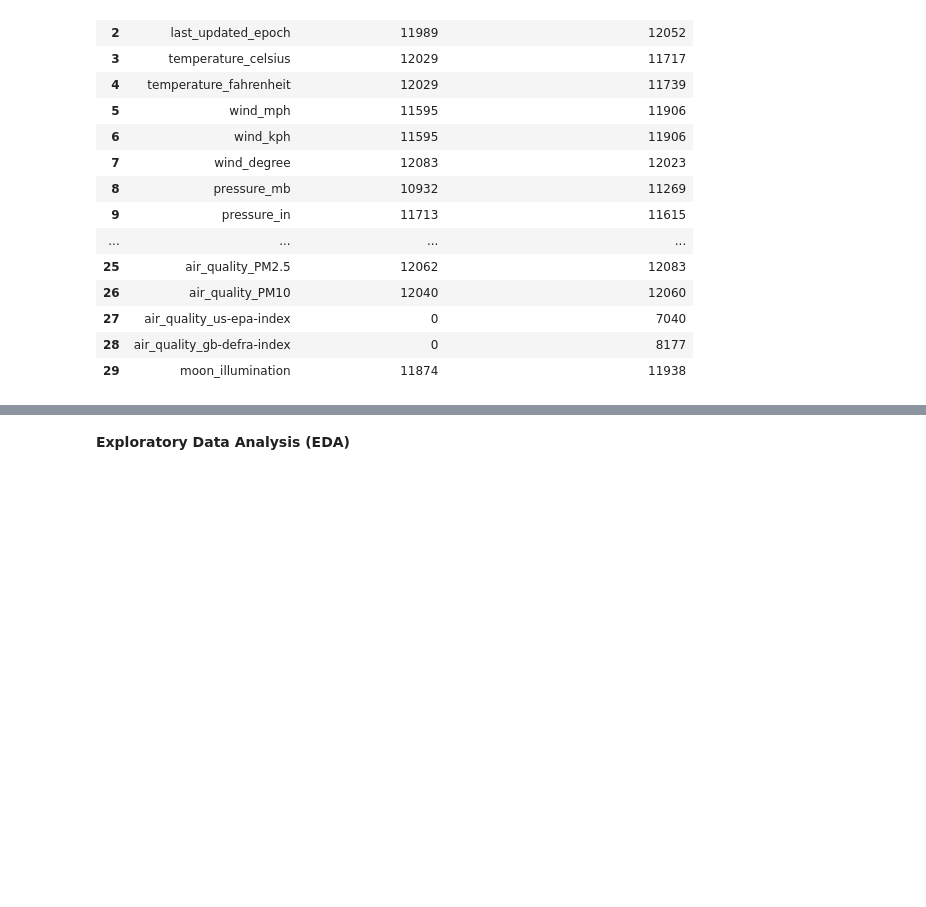
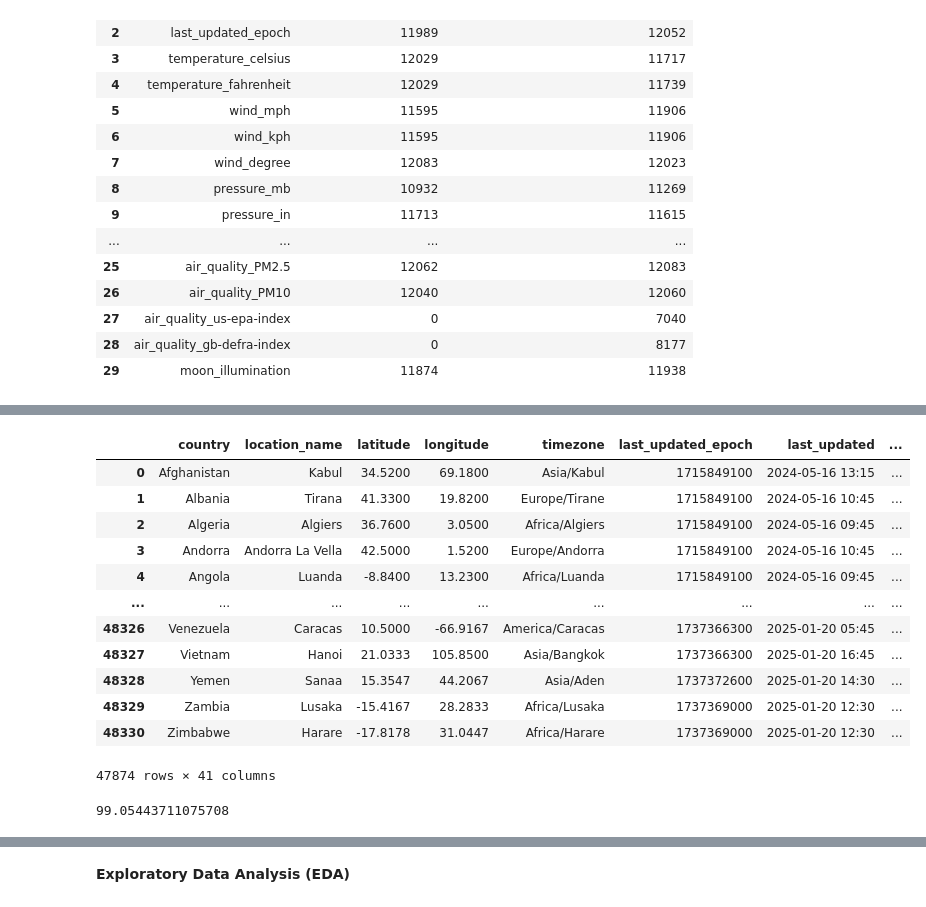
Before and after one commit to uttam-in/Weather-Trend-Forecasting, a Jupyter notebook: Basic_Assessment.ipynb, the cells around one changed output, grey strips where cells are left out. Cells and saved outputs as stored; diff of their text form; code cells hidden in the pictures; blank space fills up the shorter version.

```diff
--- a/Basic_Assessment.ipynb
+++ b/Basic_Assessment.ipynb
@@ -128,0 +160,23 @@ outliers_df
+# %%
+# drop records with count less than 248 even after grouping by country and location
+data_filtered = data.groupby(['country', 'location_name']).filter(lambda x: len(x) >= 132)
+data_filtered
+# %% [output]
+|  | country | location_name | latitude | longitude | timezone | last_updated_epoch | last_updated | ... |
+| 0 | Afghanistan | Kabul | 34.5200 | 69.1800 | Asia/Kabul | 1715849100 | 2024-05-16 13:15 | ... |
+| 1 | Albania | Tirana | 41.3300 | 19.8200 | Europe/Tirane | 1715849100 | 2024-05-16 10:45 | ... |
+| 2 | Algeria | Algiers | 36.7600 | 3.0500 | Africa/Algiers | 1715849100 | 2024-05-16 09:45 | ... |
+| 3 | Andorra | Andorra La Vella | 42.5000 | 1.5200 | Europe/Andorra | 1715849100 | 2024-05-16 10:45 | ... |
+| 4 | Angola | Luanda | -8.8400 | 13.2300 | Africa/Luanda | 1715849100 | 2024-05-16 09:45 | ... |
+| ... | ... | ... | ... | ... | ... | ... | ... | ... |
+| 48326 | Venezuela | Caracas | 10.5000 | -66.9167 | America/Caracas | 1737366300 | 2025-01-20 05:45 | ... |
+| 48327 | Vietnam | Hanoi | 21.0333 | 105.8500 | Asia/Bangkok | 1737366300 | 2025-01-20 16:45 | ... |
+| 48328 | Yemen | Sanaa | 15.3547 | 44.2067 | Asia/Aden | 1737372600 | 2025-01-20 14:30 | ... |
+| 48329 | Zambia | Lusaka | -15.4167 | 28.2833 | Africa/Lusaka | 1737369000 | 2025-01-20 12:30 | ... |
+| 48330 | Zimbabwe | Harare | -17.8178 | 31.0447 | Africa/Harare | 1737369000 | 2025-01-20 12:30 | ... |
+47874 rows × 41 columns
+# %%
+# check the percentage of data retained after filtering
+data_filtered.shape[0] / data.shape[0] * 100
+# %% [output]
+99.05443711075708
```
Also changed, not shown: parts of 14 cells of this notebook, 4 other files.
